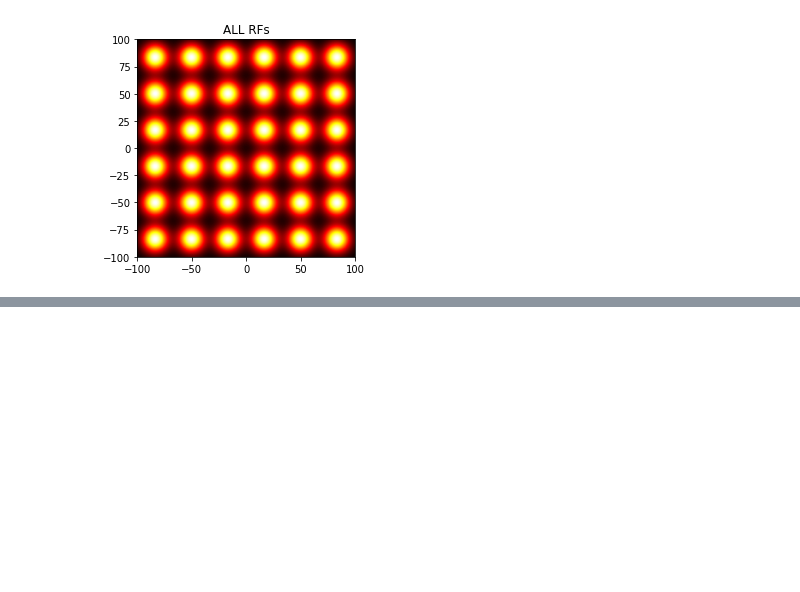
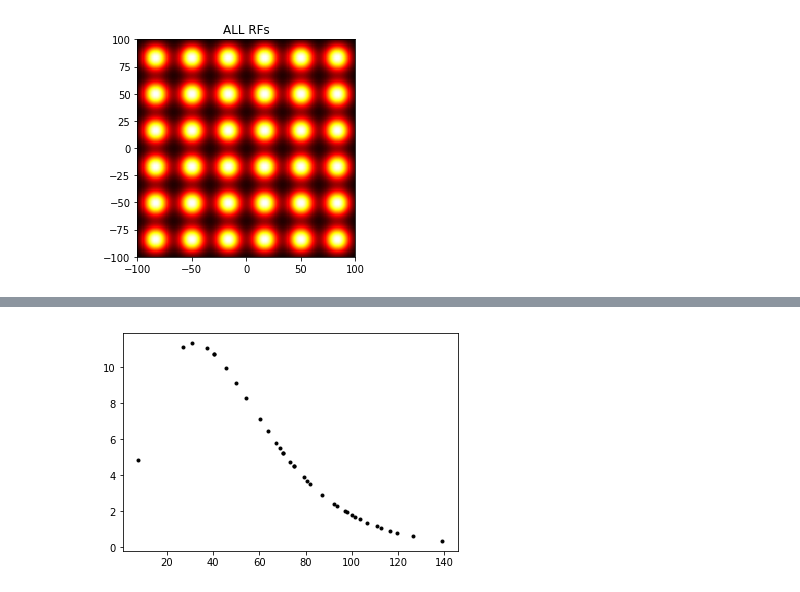
Before and after one commit to TimCSheehan/biasModels, a Jupyter notebook: Pap_Snyder2017.ipynb, the cells around one changed output, grey strips where cells are left out. Cells and saved outputs as stored; diff of their text form; code cells hidden in the pictures; blank space fills up the shorter version.

```diff
--- a/Pap_Snyder2017.ipynb
+++ b/Pap_Snyder2017.ipynb
@@ -34,0 +61,10 @@ def s(d,a=-.05,b=20): return 1/(1+np.exp(-1*(d-b)))
+# %%
+T = (20,10)
+d_all = d(RFL,T)
+Mx = (T[0]-RFL[0])/(1+np.exp(-a*(d_all-b)))
+My = (T[1]-RFL[1])/(1+np.exp(-a*(d_all-b)))
+Ma = np.sqrt(Mx**2+My**2)
+plt.plot(d_all,Ma,'k.')
+plt.show()
+# %% [output]
+[figure, added]
```
Also changed, not shown: parts of 21 cells of this notebook, 1 other file.
